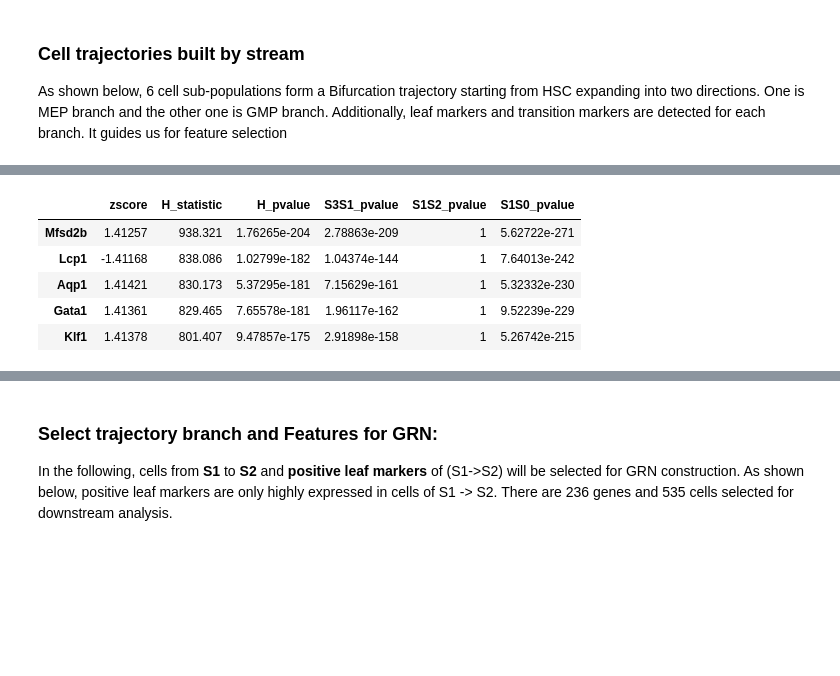
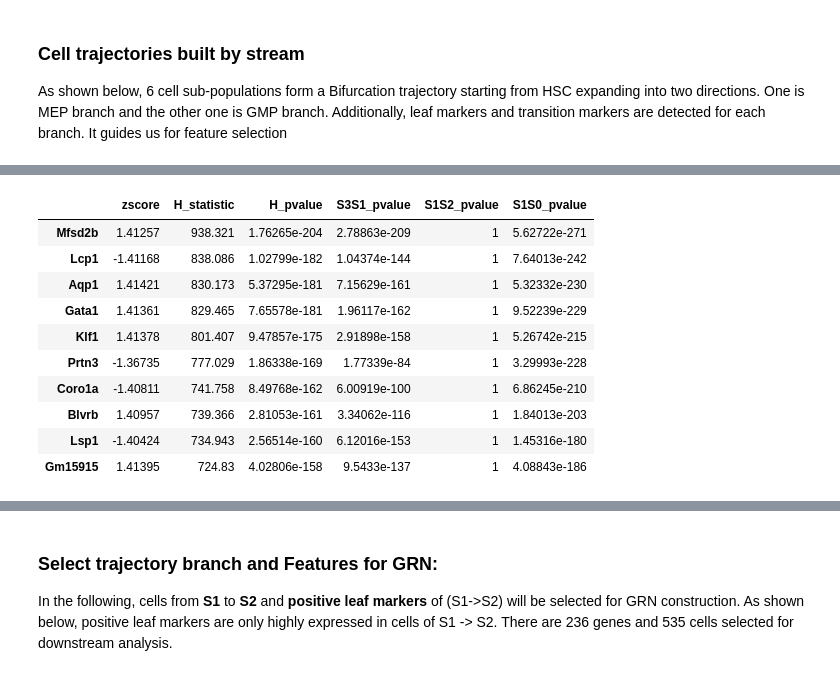
Before and after one commit to MingBit/PySCNet, a Jupyter notebook: tutorial/pyscnet_stream.ipynb, the cells around one changed output, grey strips where cells are left out. Drawn from its saved outputs; the diff is of its cells as text; code cells hidden in the pictures; blank space fills up the shorter version.

```diff
--- a/tutorial/pyscnet_stream.ipynb
+++ b/tutorial/pyscnet_stream.ipynb
@@ -80,13 +64,18 @@ st.plot_stream_sc(adata,root='S3',color=['label'],
 # %%
 #leaf_markers of cell pathway: S1 -> S2
-adata.uns['leaf_markers'][('S1','S2')].head()
+adata.uns['leaf_markers'][('S1','S2')].head(10)
 # %% [output]
 |  | zscore | H_statistic | H_pvalue | S3S1_pvalue | S1S2_pvalue | S1S0_pvalue |
 | Mfsd2b | 1.41257 | 938.321 | 1.76265e-204 | 2.78863e-209 | 1 | 5.62722e-271 |
 | Lcp1 | -1.41168 | 838.086 | 1.02799e-182 | 1.04374e-144 | 1 | 7.64013e-242 |
 | Aqp1 | 1.41421 | 830.173 | 5.37295e-181 | 7.15629e-161 | 1 | 5.32332e-230 |
 | Gata1 | 1.41361 | 829.465 | 7.65578e-181 | 1.96117e-162 | 1 | 9.52239e-229 |
 | Klf1 | 1.41378 | 801.407 | 9.47857e-175 | 2.91898e-158 | 1 | 5.26742e-215 |
+| Prtn3 | -1.36735 | 777.029 | 1.86338e-169 | 1.77339e-84 | 1 | 3.29993e-228 |
+| Coro1a | -1.40811 | 741.758 | 8.49768e-162 | 6.00919e-100 | 1 | 6.86245e-210 |
+| Blvrb | 1.40957 | 739.366 | 2.81053e-161 | 3.34062e-116 | 1 | 1.84013e-203 |
+| Lsp1 | -1.40424 | 734.943 | 2.56514e-160 | 6.12016e-153 | 1 | 1.45316e-180 |
+| Gm15915 | 1.41395 | 724.83 | 4.02806e-158 | 9.5433e-137 | 1 | 4.08843e-186 |
 # %%
 st.plot_stream(adata,root='S3',color=['Gata1','Klf1'])
 # %% [output]
```
Also changed, not shown: parts of 26 cells of this notebook, 4 other files.
